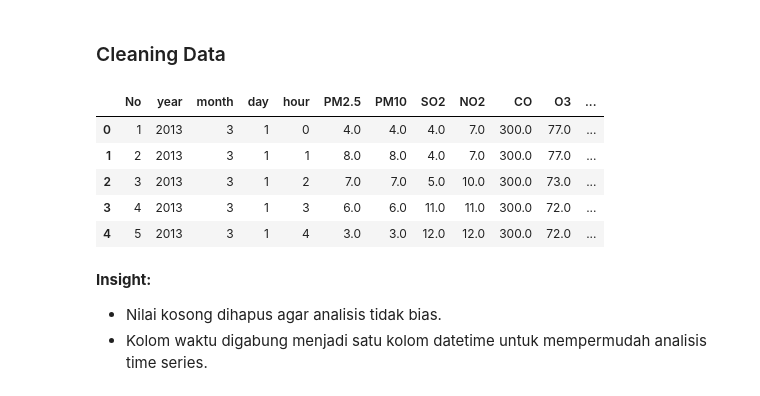
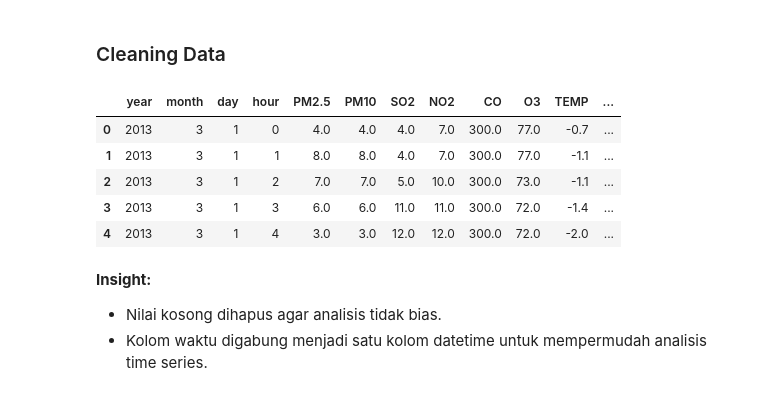
Before and after one commit to fajarpermadi-portofolio/ProyekAnalisisData, a Jupyter notebook: notebook.ipynb, the cells around one changed output. Cells and saved outputs as stored; diff of their text form; code cells hidden in the pictures.

```diff
--- a/notebook.ipynb
+++ b/notebook.ipynb
@@ -108,19 +91,22 @@ dtype: int64
 ### Cleaning Data
 # %%
 df = df.dropna()
+
+if "No" in df.columns:
+    df = df.drop(columns=["No"])
 
 df["datetime"] = pd.to_datetime(
     df[["year","month","day","hour"]]
 )
 
 df.head()
 # %% [output]
-|  | No | year | month | day | hour | PM2.5 | PM10 | SO2 | NO2 | CO | O3 | ... |
-| 0 | 1 | 2013 | 3 | 1 | 0 | 4.0 | 4.0 | 4.0 | 7.0 | 300.0 | 77.0 | ... |
-| 1 | 2 | 2013 | 3 | 1 | 1 | 8.0 | 8.0 | 4.0 | 7.0 | 300.0 | 77.0 | ... |
-| 2 | 3 | 2013 | 3 | 1 | 2 | 7.0 | 7.0 | 5.0 | 10.0 | 300.0 | 73.0 | ... |
-| 3 | 4 | 2013 | 3 | 1 | 3 | 6.0 | 6.0 | 11.0 | 11.0 | 300.0 | 72.0 | ... |
-| 4 | 5 | 2013 | 3 | 1 | 4 | 3.0 | 3.0 | 12.0 | 12.0 | 300.0 | 72.0 | ... |
+|  | year | month | day | hour | PM2.5 | PM10 | SO2 | NO2 | CO | O3 | TEMP | ... |
+| 0 | 2013 | 3 | 1 | 0 | 4.0 | 4.0 | 4.0 | 7.0 | 300.0 | 77.0 | -0.7 | ... |
+| 1 | 2013 | 3 | 1 | 1 | 8.0 | 8.0 | 4.0 | 7.0 | 300.0 | 77.0 | -1.1 | ... |
+| 2 | 2013 | 3 | 1 | 2 | 7.0 | 7.0 | 5.0 | 10.0 | 300.0 | 73.0 | -1.1 | ... |
+| 3 | 2013 | 3 | 1 | 3 | 6.0 | 6.0 | 11.0 | 11.0 | 300.0 | 72.0 | -1.4 | ... |
+| 4 | 2013 | 3 | 1 | 4 | 3.0 | 3.0 | 12.0 | 12.0 | 300.0 | 72.0 | -2.0 | ... |
 # %% [markdown]
 **Insight:**
 
```
Also changed, not shown: parts of 4 cells of this notebook.
